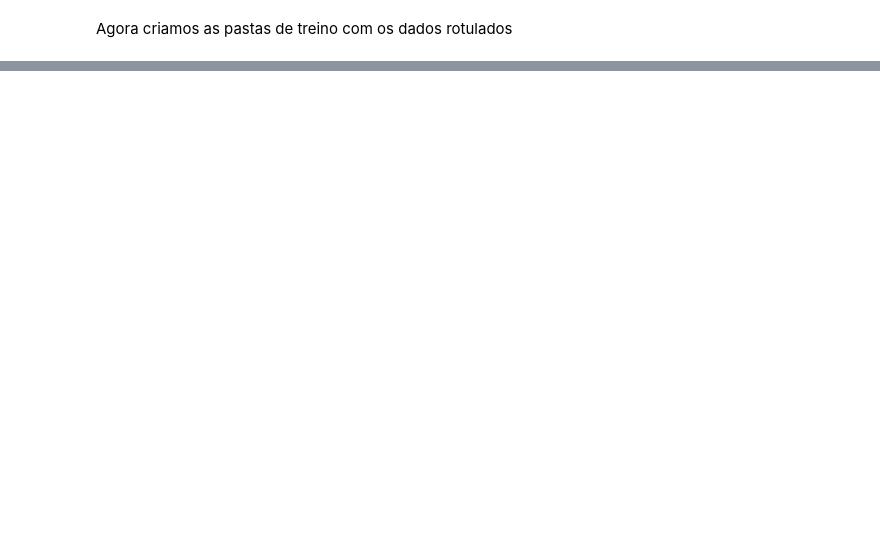
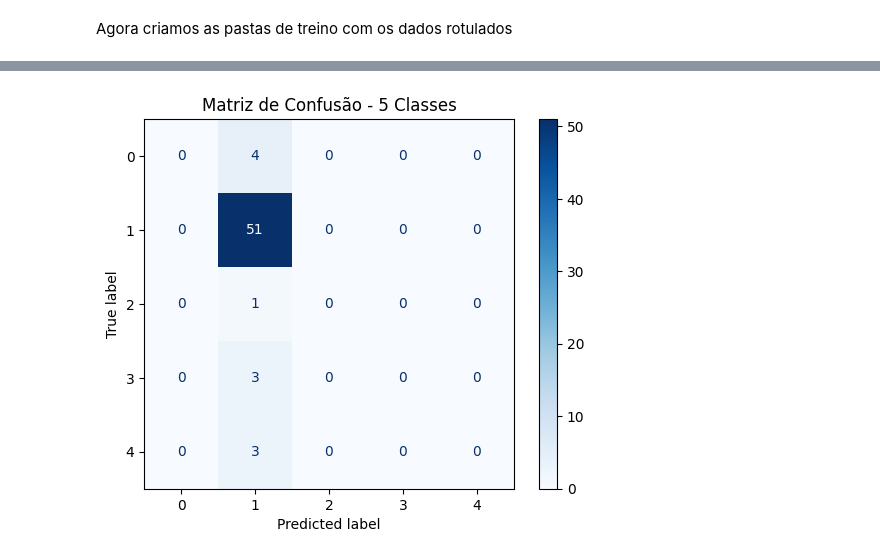
Before and after one commit to HannaCarla/cry_classification, a Jupyter notebook: pilot_donateacry.ipynb, the cells around one changed output, grey strips where cells are left out. Cells and saved outputs as stored; diff of their text form; code cells hidden in the pictures; blank space fills up the shorter version.

```diff
--- a/pilot_donateacry.ipynb
+++ b/pilot_donateacry.ipynb
@@ -274,0 +308,18 @@ plt.show()
+# %%
+from sklearn.metrics import confusion_matrix, ConfusionMatrixDisplay
+import numpy as np
+
+# Obtenha as previsões para os dados de teste
+y_pred = model.predict(x_test_norm)                      # Previsões do modelo
+y_pred_classes = np.argmax(y_pred, axis=1)               # Converte para rótulos de classe
+y_true = np.argmax(y_test_encoded, axis=1)               # Converte rótulos one-hot para classe
+
+# Gera a matriz de confusão
+conf_matrix = confusion_matrix(y_true, y_pred_classes)
+
+# Exibe a matriz de confusão
+disp = ConfusionMatrixDisplay(confusion_matrix=conf_matrix, display_labels=range(5))
+disp.plot(cmap='Blues')                                  # Define o estilo da cor (opcional)
+plt.title("Matriz de Confusão - 5 Classes")
+plt.show()
+# %% [output]
@@ -274,0 +327 @@ plt.show()
+[figure, added]
```
Also changed, not shown: parts of 19 cells of this notebook.
